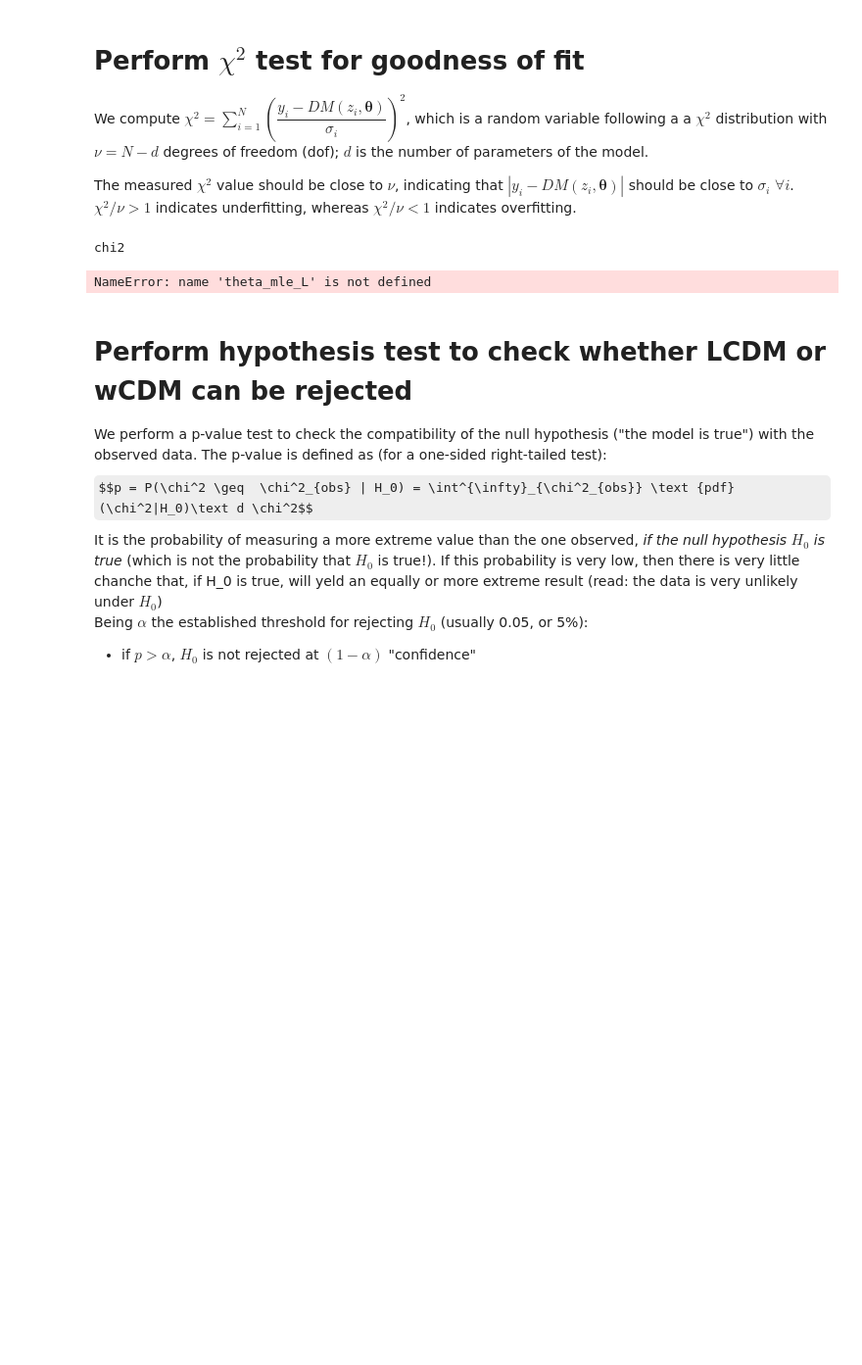
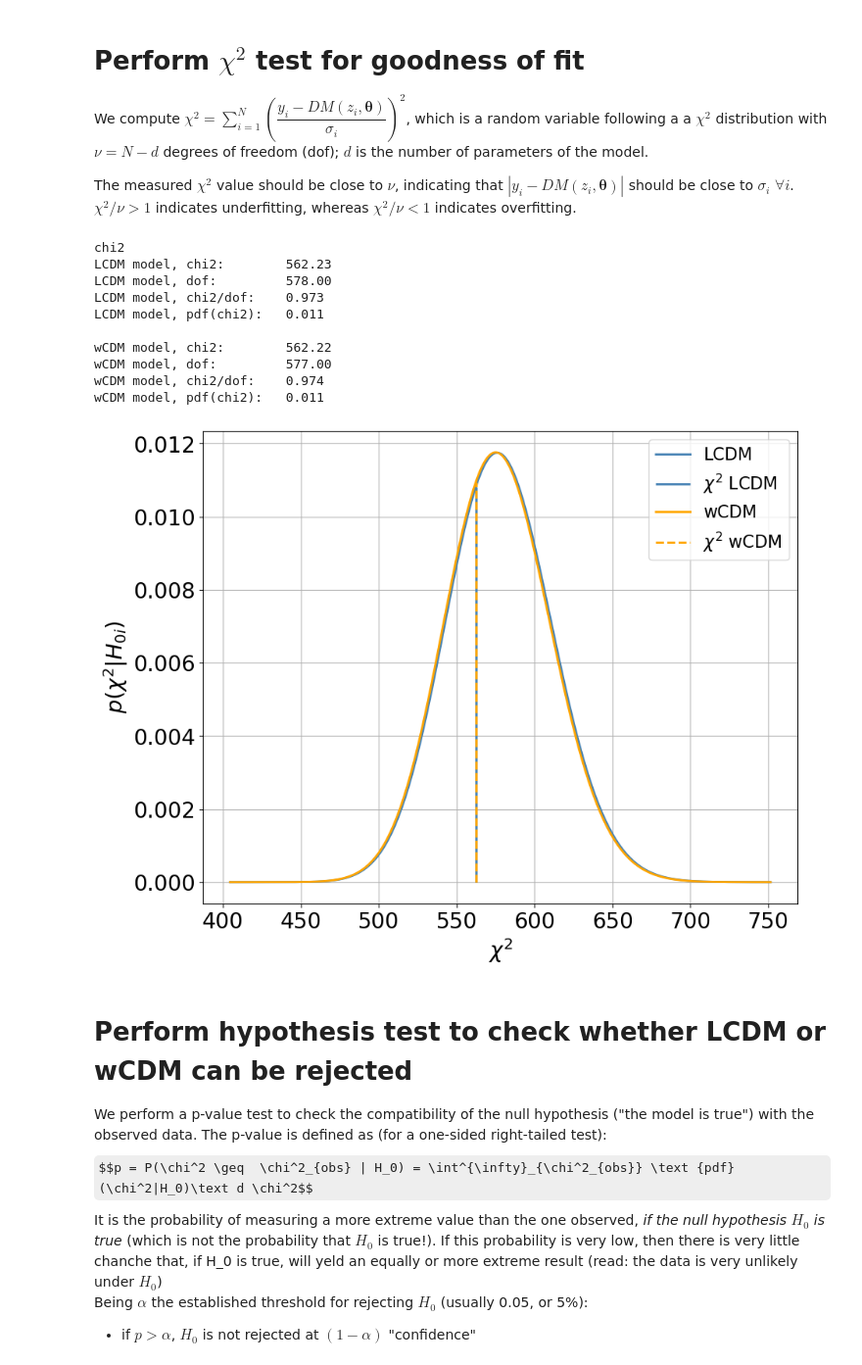
Before and after one commit to davidesciotti/Astrostats, a Jupyter notebook: SNIa_for_astrostats.ipynb, the cells around one changed output. Shown at 98% size. Saved outputs shown, nothing was run; the diff lists cells and outputs as text; code cells hidden in the pictures; some formulas as TeX source; blank space fills up the shorter version.

```diff
--- a/SNIa_for_astrostats.ipynb
+++ b/SNIa_for_astrostats.ipynb
@@ -227,22 +237,22 @@ def ln_posterior(theta, data, which_model):
 Use minimization routine $\tt {scipy.optimize.minimize}$ to find the minimum of the NLL
 # %%
 theta_mle_dict = {}
-for i, which_model in enumerate(models):
+for i, model in enumerate(models):
     theta_guess = [theta_fid['h'], theta_fid['Om']]
     bounds = [prior_ranges['h'], prior_ranges['Om']]
-    if which_model == 'wCDM':
+    if model == 'wCDM':
         theta_guess.append(theta_fid['w'])
         bounds.append(prior_ranges['w'])
 
     negative_LL = lambda *args: -ln_likelihood(*args)
 
     data = z_obs, y_obs, sigma_y
-    theta_mle_dict[which_model] = scipy.optimize.minimize(
-        negative_LL, theta_guess, args=(data, which_model), bounds=bounds
+    theta_mle_dict[model] = scipy.optimize.minimize(
+        negative_LL, theta_guess, args=(data, model), bounds=bounds
     )['x']
 
     print(
-        f'\nmodel: {which_model}\nBest guess from scipy.optimize: {par_names_dict[which_model]} = {theta_mle_dict[which_model]}'
+        f'\nmodel: {model}\nBest guess from scipy.optimize: {par_names_dict[model]} = {theta_mle_dict[model]}'
     )
 # %% [output]
 model: LCDM
@@ -281,50 +291,59 @@ def pdf_chi2(which_model):
 
 
 print('chi2')
-for which_model in ['LCDM', 'wCDM']:
-    print(f'{which_model} model, chi2:\t {compute_chi2(which_model):.2f}')
-    print(f'{which_model} model, dof:\t {dof_dict[which_model]:.2f}')
+for model in ['LCDM', 'wCDM']:
+    print(f'{model} model, chi2:\t {compute_chi2(model):.2f}')
+    print(f'{model} model, dof:\t {dof_dict[model]:.2f}')
     print(
-        f'{which_model} model, chi2/dof:\t {compute_chi2(which_model) / dof_dict[which_model]:.3f}'
+        f'{model} model, chi2/dof:\t {compute_chi2(model) / dof_dict[model]:.3f}'
     )
-    print(f'{which_model} model, pdf(chi2):\t {pdf_chi2(which_model):.3f}')
+    print(f'{model} model, pdf(chi2):\t {pdf_chi2(model):.3f}')
     print('')
 
 
 dof = compute_dof('LCDM')
 x = np.linspace(dof - 0.3 * dof, dof + 0.3 * dof, 1000)
 
 plt.figure(figsize=(10, 8))
-which_model = 'LCDM'
+model = 'LCDM'
 plt.plot(
-    x, stats.chi2(compute_dof(which_model)).pdf(x), label=which_model, color='steelblue'
+    x, stats.chi2(compute_dof(model)).pdf(x), label=model, color='steelblue'
 )
 plt.vlines(
-    compute_chi2(which_model),
+    compute_chi2(model),
     0,
-    np.max(stats.chi2(compute_dof(which_model)).pdf(compute_chi2(which_model))),
+    np.max(stats.chi2(compute_dof(model)).pdf(compute_chi2(model))),
     color='steelblue',
-    label='$\chi^2$ %s' % which_model,
+    label='$\chi^2$ %s' % model,
 )
-which_model = 'wCDM'
+model = 'wCDM'
 plt.plot(
-    x, stats.chi2(compute_dof(which_model)).pdf(x), label=which_model, color='orange'
+    x, stats.chi2(compute_dof(model)).pdf(x), label=model, color='orange'
 )
 plt.vlines(
-    compute_chi2(which_model),
+    compute_chi2(model),
     0,
-    np.max(stats.chi2(compute_dof(which_model)).pdf(compute_chi2(which_model))),
+    np.max(stats.chi2(compute_dof(model)).pdf(compute_chi2(model))),
     color='orange',
     linestyles='dashed',
-    label='$\chi^2$ %s' % which_model,
+    label='$\chi^2$ %s' % model,
 )
 plt.legend(prop={'size': 16})
 plt.xlabel('$\chi^2$')
 plt.ylabel('$p(\chi^2|H_{0i})$')
 plt.grid()
 # %% [output]
 chi2
+LCDM model, chi2:        562.23
+LCDM model, dof:         578.00
+LCDM model, chi2/dof:    0.973
+LCDM model, pdf(chi2):   0.011
+
+wCDM model, chi2:        562.22
+wCDM model, dof:         577.00
+wCDM model, chi2/dof:    0.974
+wCDM model, pdf(chi2):   0.011
-NameError: name 'theta_mle_L' is not defined
+[figure, added]
 # %% [markdown]
 # Perform hypothesis test to check whether LCDM or wCDM can be rejected
 
```
Also changed, not shown: parts of 26 cells of this notebook.
